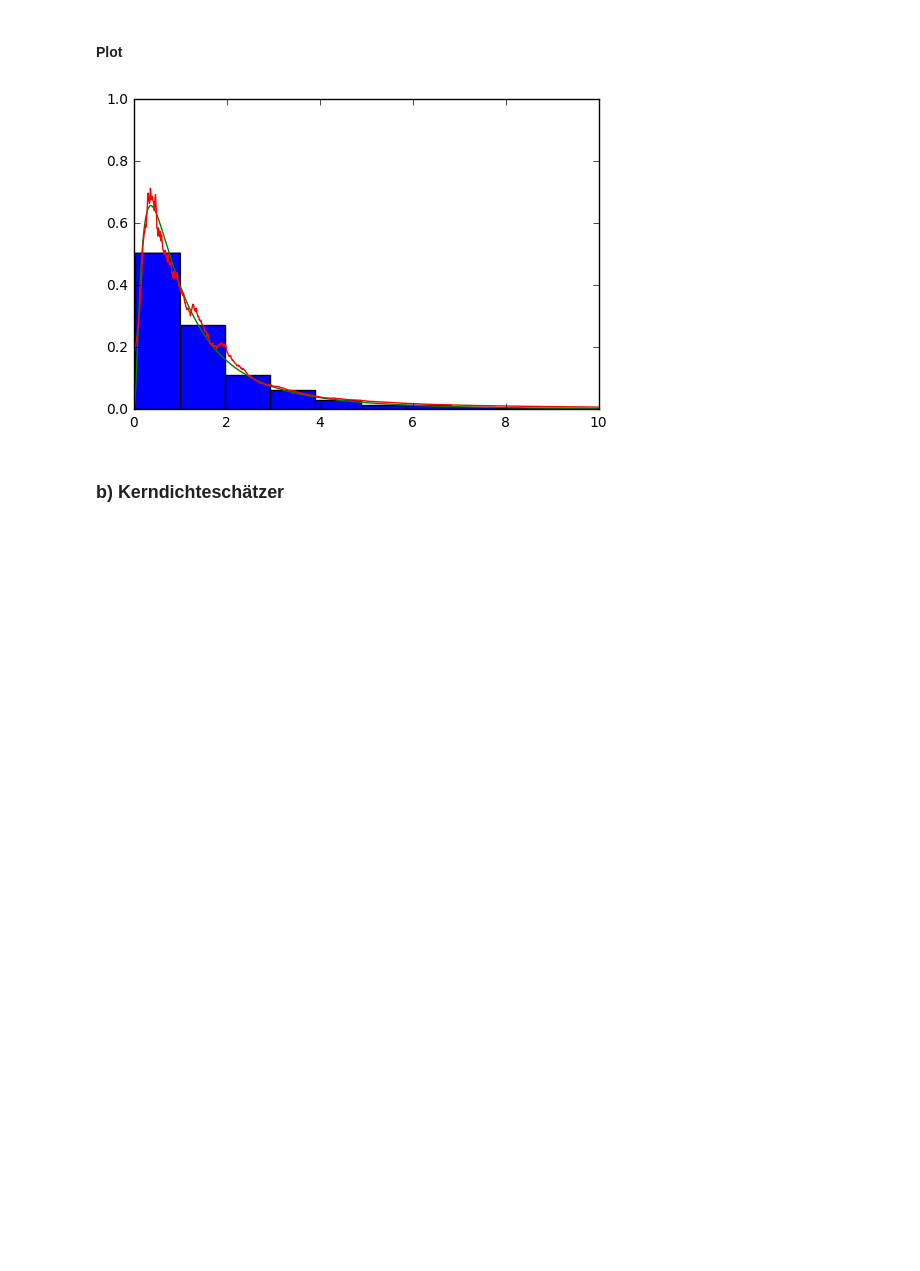
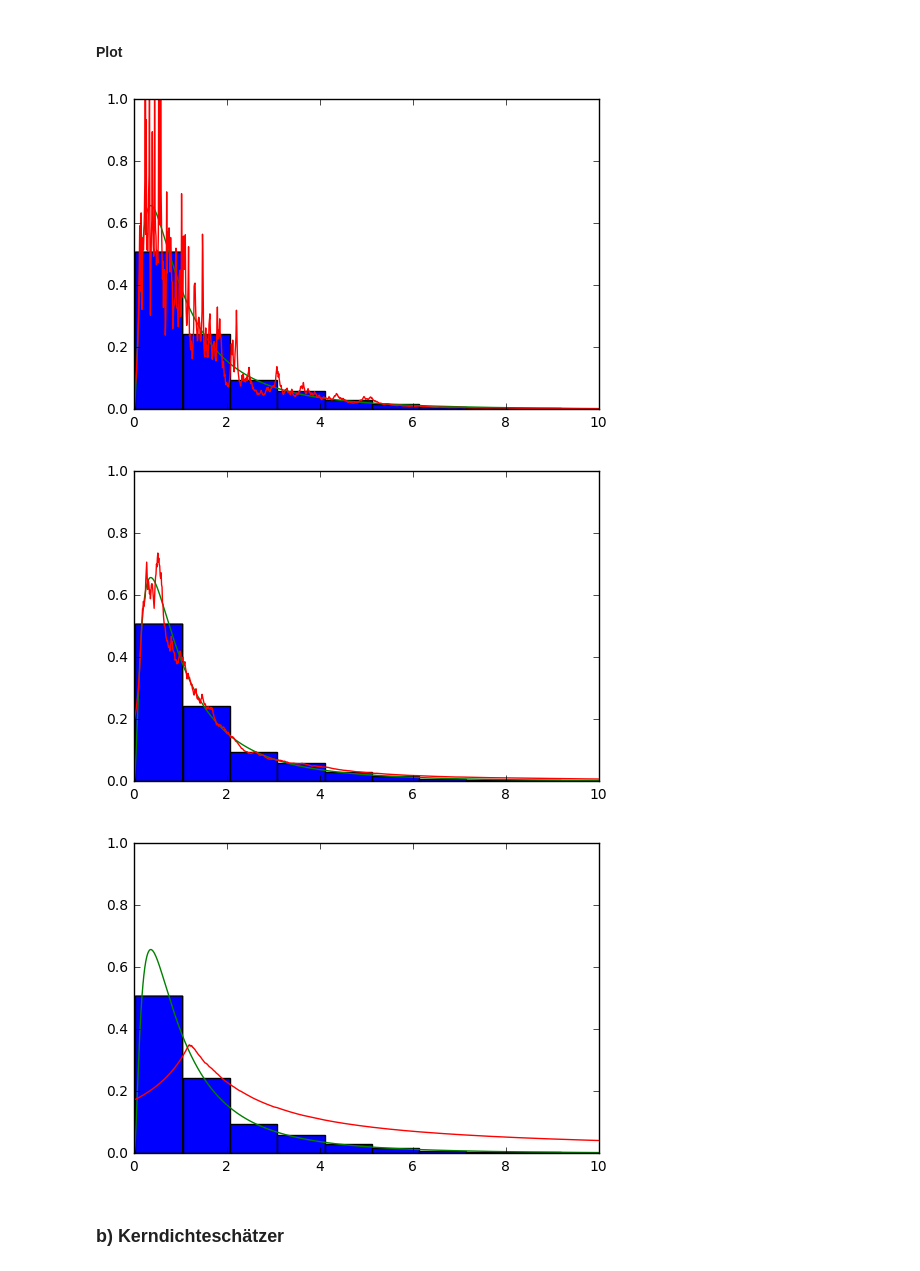
Before and after one commit to aliceziegler/Data_science_git_repo, a Jupyter notebook: Blatt 06/Übungsblatt 6.ipynb, the cells around one changed output. Saved outputs shown, nothing was run; the diff lists cells and outputs as text; code cells hidden in the pictures; blank space fills up the shorter version.

```diff
--- a/Blatt 06/Übungsblatt 6.ipynb
+++ b/Blatt 06/Übungsblatt 6.ipynb
@@ -104,24 +104,28 @@ k: 1000, Error: 82.7963641825
 # %% [markdown]
 #### Plot ####
 # %%
-k=100
+ks=[10,100,800]
 
-plt.hist(rand,bins=30,normed=True)
-xs = np.arange(0.01, 10.0, 0.01)
-ys1 = [None]*xs.shape[0]
-ys2 = [None]*xs.shape[0]
-for i in range (xs.shape[0]):
-    ys1[i] = logNorm(xs[i],mu,sigma)
-    ys2[i] = kNN(rand,k,xs[i])
+for k in ks:
+    histV = plt.hist(rand,bins=30,normed=True)
 
-plt.plot(xs,ys1)
-#plt.subplot(ncols=2,nrows=1)
-plt.plot(xs,ys2)
+    xs = np.arange(0.01, 10.0, 0.01)
+    ys1 = [None]*xs.shape[0]
+    ys2 = [None]*xs.shape[0]
+    for i in range (xs.shape[0]):
+        ys1[i] = logNorm(xs[i],mu,sigma)
+        ys2[i] = kNN(rand,k,xs[i])
 
-plt.axis([0,10,0,1])
-plt.show()
+    logNormV = plt.plot(xs,ys1)
+    kNNV = plt.plot(xs,ys2)
+
+    plt.axis([0,10,0,1])
+
+    plt.show()
 # %% [output]
-[figure, old version]
+[figure, new version]
+[figure, added]
+[figure, added]
 # %% [markdown]
 ### b) Kerndichteschätzer ###
 # %%
```
Also changed, not shown: parts of 12 cells of this notebook.
